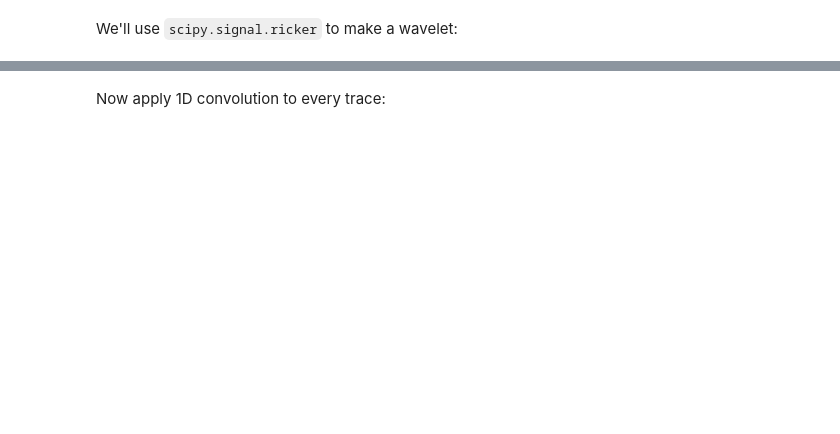
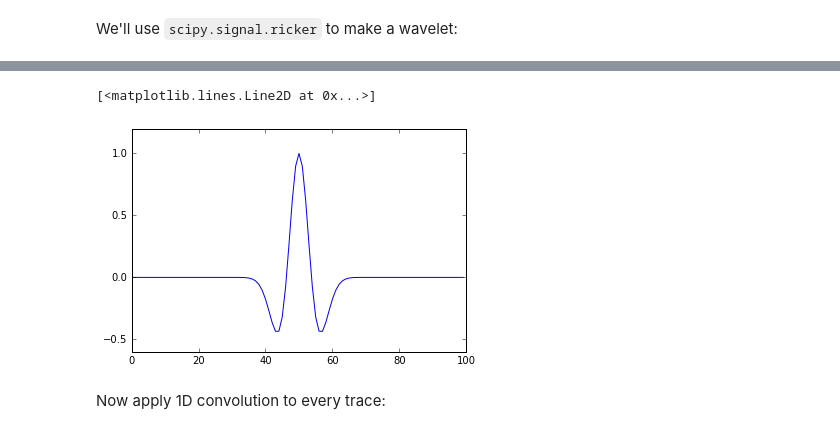
Before and after one commit to ymustc/geocomputing, a Jupyter notebook: exercises/Ex__Synthetic_wedge.ipynb, the cells around one changed output, grey strips where cells are left out. Cells and saved outputs as stored; diff of their text form; code cells hidden in the pictures; blank space fills up the shorter version.

```diff
--- a/exercises/Ex__Synthetic_wedge.ipynb
+++ b/exercises/Ex__Synthetic_wedge.ipynb
@@ -80,3 +110,8 @@ plt.show()
+# %%
+plt.plot(w)
+# %% [output]
+[<matplotlib.lines.Line2D at 0x...>]
+[figure, added]
 # %% [markdown]
 Now apply 1D convolution to every trace:
 # %%
```
Also changed, not shown: parts of 15 cells of this notebook, 25 other files.
